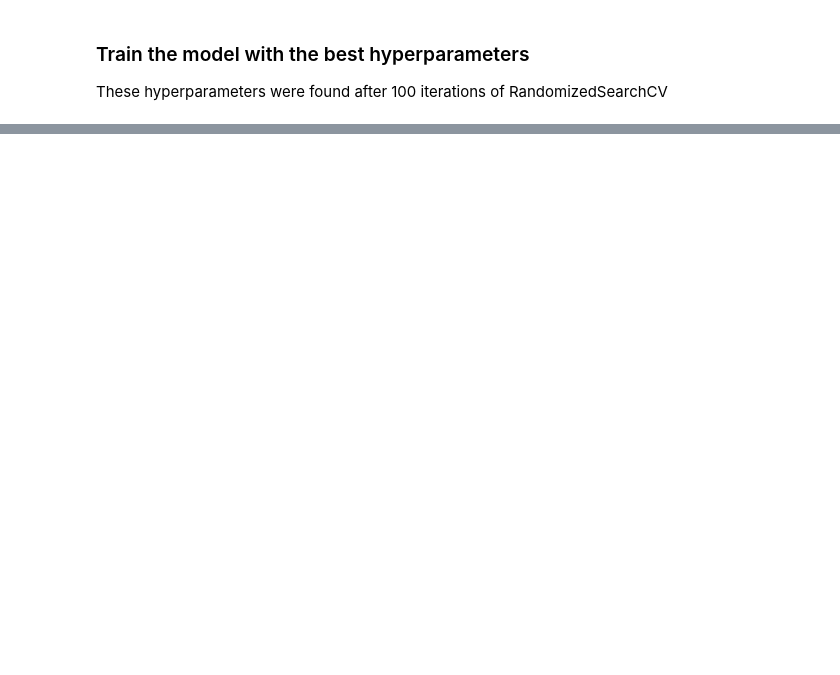
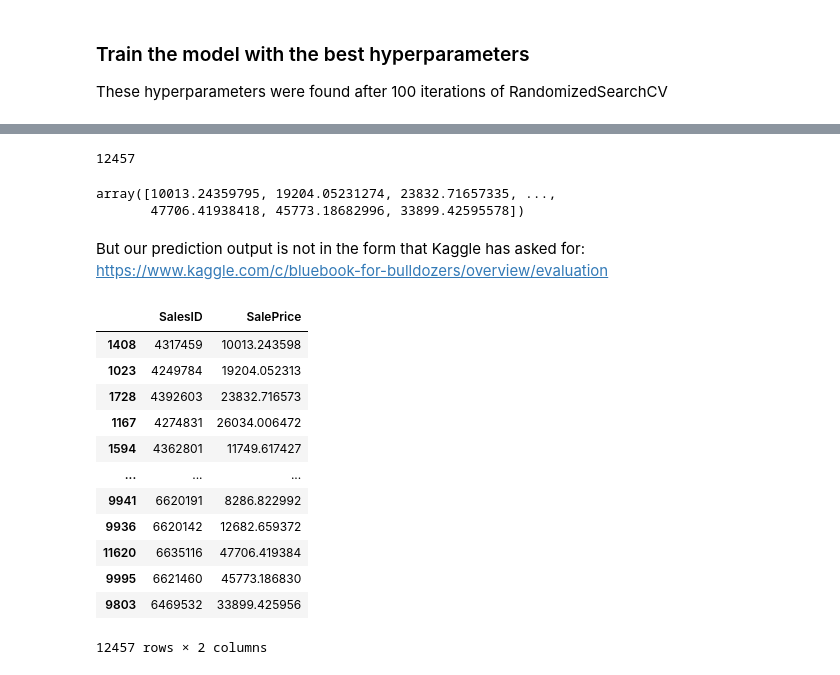
Before and after one commit to Naimul-Islam-Siam/price-prediction-regression_timeseries, a Jupyter notebook: bulldozer_price_regression.ipynb, the cells around one changed output, grey strips where cells are left out. Drawn from its saved outputs; the diff is of its cells as text; code cells hidden in the pictures; blank space fills up the shorter version.

```diff
--- a/bulldozer_price_regression.ipynb
+++ b/bulldozer_price_regression.ipynb
@@ -426,0 +433,69 @@ show_scores(ideal_model)
+# %%
+def preprocess_data(df):
+  df["saleYear"] = df.saledate.dt.year
+  df["saleMonth"] = df.saledate.dt.month
+  df["saleDay"] = df.saledate.dt.day
+  df["saleDayOfWeek"] = df.saledate.dt.dayofweek
+  df["saleDayOfYear"] = df.saledate.dt.dayofyear
+
+  df.sort_values(by=["saledate"], ascending=True, inplace=True)
+
+  df.drop("saledate", axis=1, inplace=True)
+
+  # Find the columns that has dtype string
+
+  # label is the label name, content is the contents of that label
+  for label, content in df.items():
+    if pd.api.types.is_string_dtype(content):
+      df[label] = content.astype("category").cat.as_ordered() # convert string dtypes into category dtype
+
+  # Fill missing values with median value
+  for label, content in df.items():
+    if pd.api.types.is_numeric_dtype(content):
+      if pd.isnull(content).sum():
+        df[label] = content.fillna(content.median())
+
+  for label, content in df.items():
+    # as the columns that are not numeric will be of pandas category type
+    if not pd.api.types.is_numeric_dtype(content):
+      # Turn categories into numbers
+      df[label] = pd.Categorical(content).codes+1
+
+  return df
+# %%
+df_test = preprocess_data(df_test)
+# %%
+# Make predictions on the test data
+test_preds = ideal_model.predict(df_test)
+# %%
+len(test_preds)
+# %% [output]
+12457
+# %%
+test_preds
+# %% [output]
+array([10013.24359795, 19204.05231274, 23832.71657335, ...,
+       47706.41938418, 45773.18682996, 33899.42595578])
+# %% [markdown]
+But our prediction output is not in the form that Kaggle has asked for: https://www.kaggle.com/c/bluebook-for-bulldozers/overview/evaluation
+# %%
+df_preds = pd.DataFrame()
+
+df_preds["SalesID"] = df_test["SalesID"]
+df_preds["SalePrice"] = test_preds
+
+df_preds
+# %% [output]
+|  | SalesID | SalePrice |
+| 1408 | 4317459 | 10013.243598 |
+| 1023 | 4249784 | 19204.052313 |
+| 1728 | 4392603 | 23832.716573 |
+| 1167 | 4274831 | 26034.006472 |
+| 1594 | 4362801 | 11749.617427 |
+| ... | ... | ... |
+| 9941 | 6620191 | 8286.822992 |
+| 9936 | 6620142 | 12682.659372 |
+| 11620 | 6635116 | 47706.419384 |
+| 9995 | 6621460 | 45773.186830 |
+| 9803 | 6469532 | 33899.425956 |
+12457 rows × 2 columns
```
Also changed, not shown: parts of 15 cells of this notebook.
